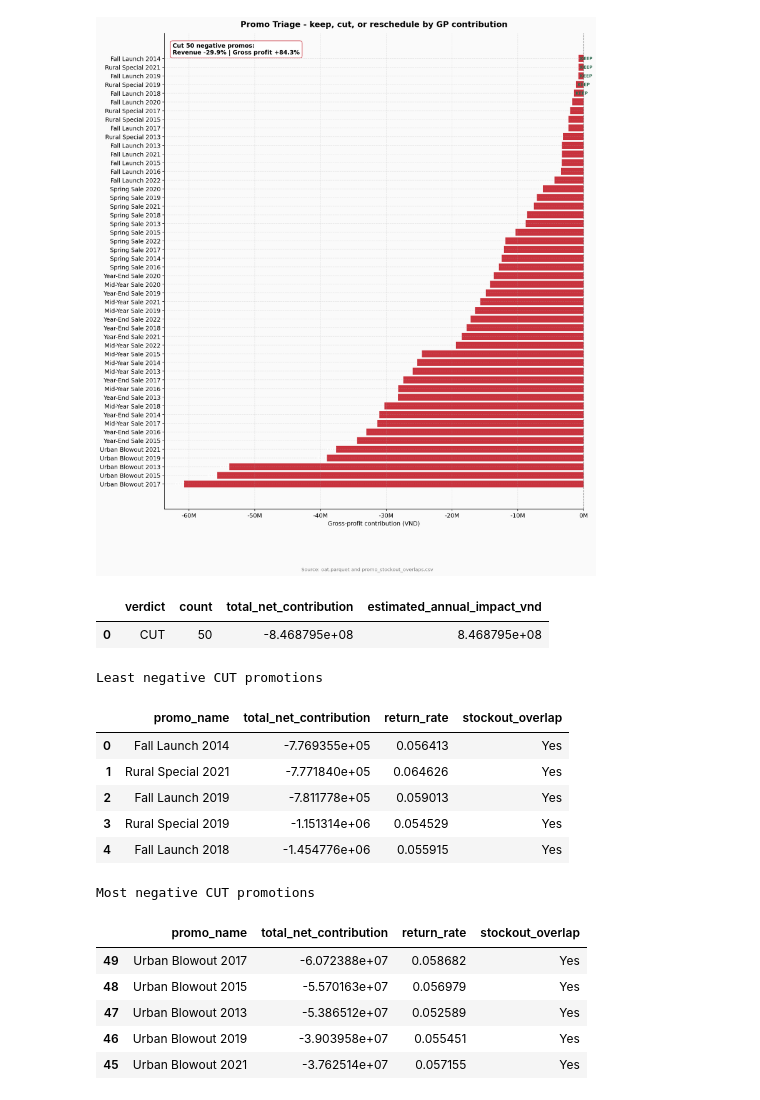
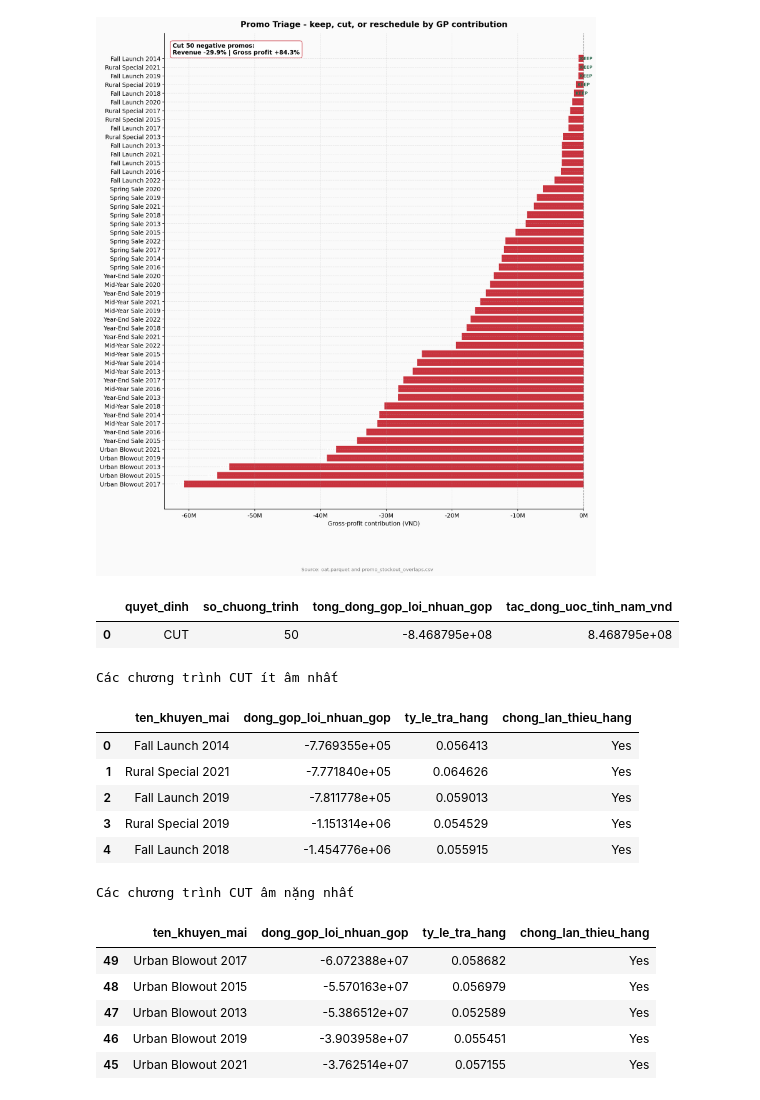
Before and after one commit to m1nhb1ee/datathon2026, a Jupyter notebook: src/05_act5_promo_triage.ipynb, the cells around one changed output. Saved outputs shown, nothing was run; the diff lists cells and outputs as text; code cells hidden in the pictures.

```diff
--- a/src/05_act5_promo_triage.ipynb
+++ b/src/05_act5_promo_triage.ipynb
@@ -21,27 +21,44 @@ display(Image(str(CHARTS / "chart7_promo_triage.png"), width=950))
 # %%
 triage = pd.read_csv(TABLES / "promo_triage_table.csv")
 summary = triage.groupby("verdict").agg(
     count=("promo_id", "count"),
     total_net_contribution=("total_net_contribution", "sum"),
     estimated_annual_impact_vnd=("estimated_annual_impact_vnd", "sum"),
 ).reset_index()
-display(summary)
-print("Least negative CUT promotions")
-display(triage[triage.verdict == "CUT"].nlargest(5, "total_net_contribution")[["promo_name", "total_net_contribution", "return_rate", "stockout_overlap"]])
-print("Most negative CUT promotions")
-display(triage[triage.verdict == "CUT"].nsmallest(5, "total_net_contribution")[["promo_name", "total_net_contribution", "return_rate", "stockout_overlap"]])
+summary_display = summary.rename(columns={
+    "verdict": "quyet_dinh",
+    "count": "so_chuong_trinh",
+    "total_net_contribution": "tong_dong_gop_loi_nhuan_gop",
+    "estimated_annual_impact_vnd": "tac_dong_uoc_tinh_nam_vnd",
+})
+display(summary_display)
+print("Các chương trình CUT ít âm nhất")
+cols = ["promo_name", "total_net_contribution", "return_rate", "stockout_overlap"]
+display(triage[triage.verdict == "CUT"].nlargest(5, "total_net_contribution")[cols].rename(columns={
+    "promo_name": "ten_khuyen_mai",
+    "total_net_contribution": "dong_gop_loi_nhuan_gop",
+    "return_rate": "ty_le_tra_hang",
+    "stockout_overlap": "chong_lan_thieu_hang",
+}))
+print("Các chương trình CUT âm nặng nhất")
+display(triage[triage.verdict == "CUT"].nsmallest(5, "total_net_contribution")[cols].rename(columns={
+    "promo_name": "ten_khuyen_mai",
+    "total_net_contribution": "dong_gop_loi_nhuan_gop",
+    "return_rate": "ty_le_tra_hang",
+    "stockout_overlap": "chong_lan_thieu_hang",
+}))
 # %% [output]
-|  | verdict | count | total_net_contribution | estimated_annual_impact_vnd |
+|  | quyet_dinh | so_chuong_trinh | tong_dong_gop_loi_nhuan_gop | tac_dong_uoc_tinh_nam_vnd |
 | 0 | CUT | 50 | -8.468795e+08 | 8.468795e+08 |
-Least negative CUT promotions
+Các chương trình CUT ít âm nhất
-|  | promo_name | total_net_contribution | return_rate | stockout_overlap |
+|  | ten_khuyen_mai | dong_gop_loi_nhuan_gop | ty_le_tra_hang | chong_lan_thieu_hang |
 | 0 | Fall Launch 2014 | -7.769355e+05 | 0.056413 | Yes |
 | 1 | Rural Special 2021 | -7.771840e+05 | 0.064626 | Yes |
 | 2 | Fall Launch 2019 | -7.811778e+05 | 0.059013 | Yes |
 | 3 | Rural Special 2019 | -1.151314e+06 | 0.054529 | Yes |
 | 4 | Fall Launch 2018 | -1.454776e+06 | 0.055915 | Yes |
-Most negative CUT promotions
+Các chương trình CUT âm nặng nhất
-|  | promo_name | total_net_contribution | return_rate | stockout_overlap |
+|  | ten_khuyen_mai | dong_gop_loi_nhuan_gop | ty_le_tra_hang | chong_lan_thieu_hang |
 | 49 | Urban Blowout 2017 | -6.072388e+07 | 0.058682 | Yes |
 | 48 | Urban Blowout 2015 | -5.570163e+07 | 0.056979 | Yes |
 | 47 | Urban Blowout 2013 | -5.386512e+07 | 0.052589 | Yes |
```
Also changed, not shown: parts of 2 cells of this notebook, 6 other files.
